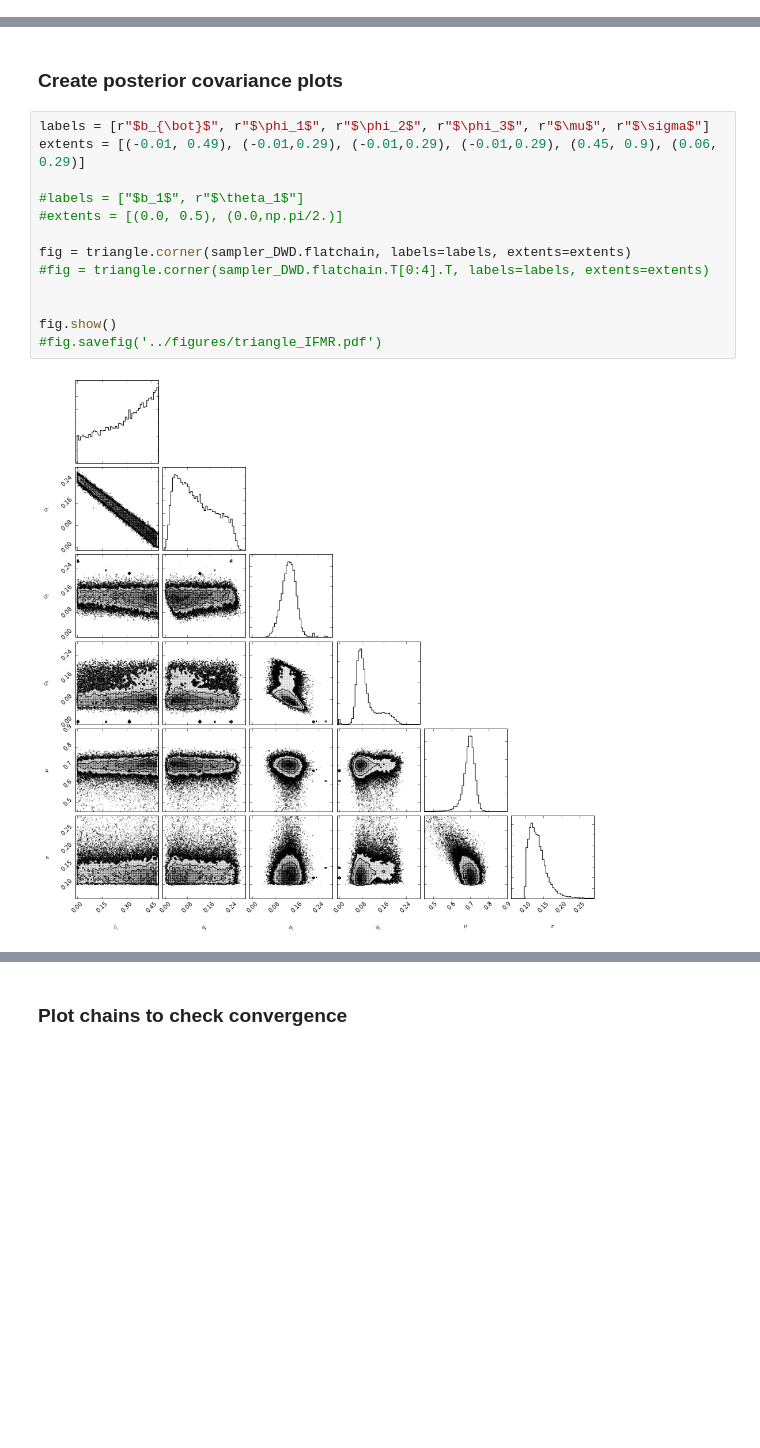
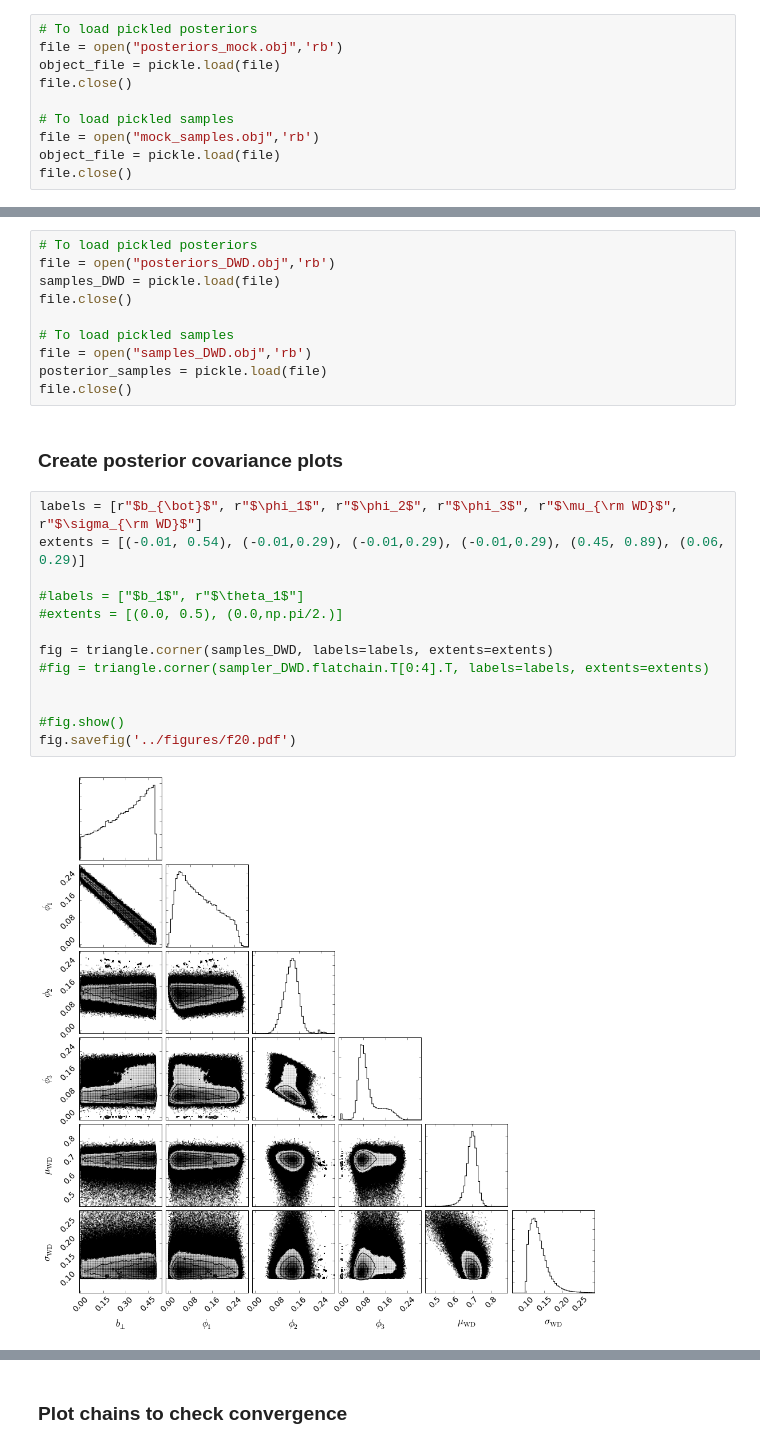
Before and after one commit to astroJeff/separated-at-birth, a Jupyter notebook: notebooks/IFMR DWD.ipynb, the cells around one changed output, grey strips where cells are left out. Saved outputs shown, nothing was run; the diff lists cells and outputs as text; blank space fills up the shorter version.

```diff
--- a/notebooks/IFMR DWD.ipynb
+++ b/notebooks/IFMR DWD.ipynb
@@ -408,3 +419,13 @@ for i in range(sampler_1.dim):
+# %%
+# To load pickled posteriors
+file = open("posteriors_mock.obj",'rb')
+object_file = pickle.load(file)
+file.close()
+
+# To load pickled samples
+file = open("mock_samples.obj",'rb')
+object_file = pickle.load(file)
+file.close()
 # %% [markdown]
 ### Plot test IFMR with mock data
 # %%
@@ -578,20 +645,30 @@ Real data finished. Elapsed time:  9300.6100111  seconds
+# %%
+# To load pickled posteriors
+file = open("posteriors_DWD.obj",'rb')
+samples_DWD = pickle.load(file)
+file.close()
+
+# To load pickled samples
+file = open("samples_DWD.obj",'rb')
+posterior_samples = pickle.load(file)
+file.close()
 # %% [markdown]
 ### Create posterior covariance plots
 # %%
-labels = [r"$b_{\bot}$", r"$\phi_1$", r"$\phi_2$", r"$\phi_3$", r"$\mu$", r"$\sigma$"]
-extents = [(-0.01, 0.49), (-0.01,0.29), (-0.01,0.29), (-0.01,0.29), (0.45, 0.9), (0.06, 0.29)]
+labels = [r"$b_{\bot}$", r"$\phi_1$", r"$\phi_2$", r"$\phi_3$", r"$\mu_{\rm WD}$", r"$\sigma_{\rm WD}$"]
+extents = [(-0.01, 0.54), (-0.01,0.29), (-0.01,0.29), (-0.01,0.29), (0.45, 0.89), (0.06, 0.29)]
 
 #labels = ["$b_1$", r"$\theta_1$"]
 #extents = [(0.0, 0.5), (0.0,np.pi/2.)]
 
-fig = triangle.corner(sampler_DWD.flatchain, labels=labels, extents=extents)
+fig = triangle.corner(samples_DWD, labels=labels, extents=extents)
 #fig = triangle.corner(sampler_DWD.flatchain.T[0:4].T, labels=labels, extents=extents)
 
 
-fig.show()
-#fig.savefig('../figures/triangle_IFMR.pdf')
+#fig.show()
+fig.savefig('../figures/f20.pdf')
 # %% [output]
-[figure, old version]
+[figure, new version]
 # %%
 font = {'family' : 'normal',
         'weight' : 'normal',
```
Also changed, not shown: parts of 36 cells of this notebook.
